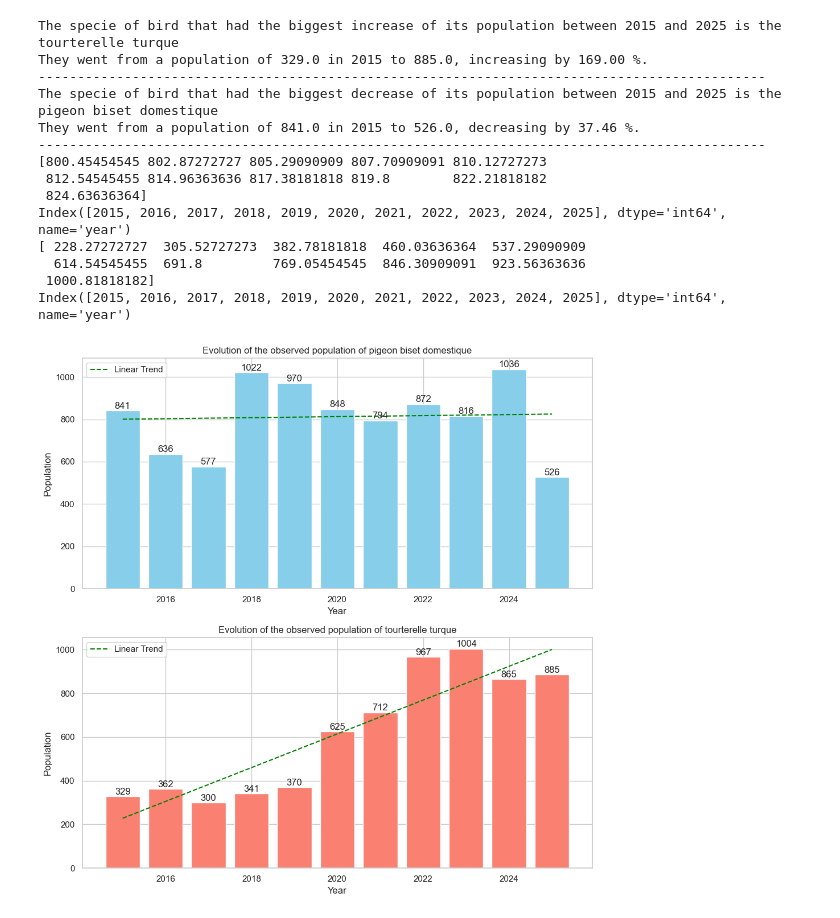
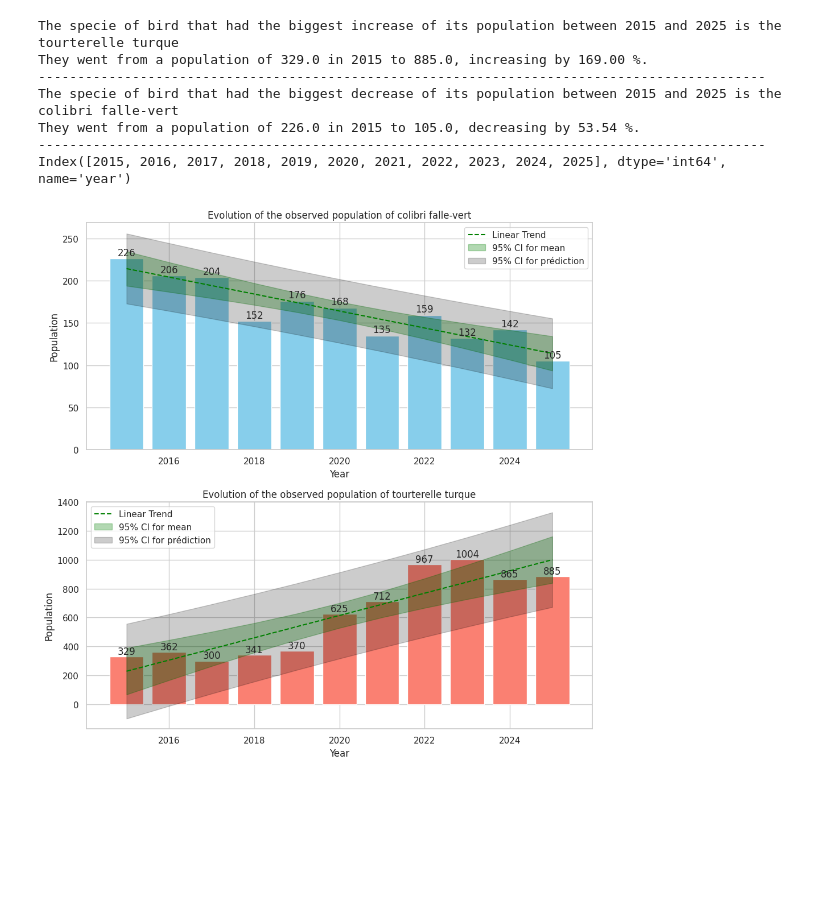
Before and after one commit to baptistepras/birds_biodiversity, a Jupyter notebook: species_evolution.ipynb, the cells around one changed output. Cells and saved outputs as stored; diff of their text form; code cells hidden in the pictures; blank space fills up the shorter version.

```diff
--- a/species_evolution.ipynb
+++ b/species_evolution.ipynb
@@ -30,11 +30,11 @@ for specie in species:
 # %%
 # Let's identify the species wich are decreasing the most
 
-changeSpecies = {name : pd.NA for name in species}
+changeSpecies = pd.Series(index = species)
 
 length = 2025 - 2014 + 1
 
-for specie in changeSpecies:
+for specie in species:
 
     evol = evolutionSpecies[specie]
 
@@ -44,3 +44,5 @@ for specie in changeSpecies:
 
 
 # Let's get the two species whose population has increased the most and the one who decreased the most
+for key, value in changeSpecies.items():
+    print(f"key {key} : {value}")
@@ -47,6 +67,6 @@ for specie in changeSpecies:
 # %%
 
-seuil = 250
+seuil = 220
 
 minEsp, maxEsp = None, None
 minChange, maxChange = np.inf, -np.inf
@@ -55,7 +75,7 @@ for specie in species:
     evol = evolutionSpecies[specie]
     rateChange = changeSpecies[specie]
 
-    if len(evol) > 0 and not(pd.isna(rateChange)) and evol.iat[0] >= seuil :
+    if len(evol) > 0 and not(pd.isna(rateChange)) and evol.iat[0] > seuil :
 
         if rateChange < minChange:
             minChange = rateChange
@@ -64,3 +84,4 @@ for specie in species:
         if rateChange > maxChange:
             maxChange = rateChange
             maxEsp = specie
+print(minEsp, evolutionSpecies[minEsp])
@@ -85,56 +120,93 @@ change = changeSpecies[minEsp]
 print(f"The specie of bird that had the biggest decrease of its population between 2015 and 2025 is the {minEsp}")
 print(f"They went from a population of {popBegin} in 2015 to {popEnd}, decreasing by {np.abs(change):.2f} %.")
 print("---------------------------------------------------------------------------------------------")
-
+print(minEvol.keys())
 years = maxEvol.keys()
 sns.set(style="whitegrid")
 
 fig, (ax1, ax2) = plt.subplots(2, 1, figsize=(10, 10))
 
+def ci_linear_model(x, Y_real, Y_model, alpha=0.05):
+    n = len(x)
+    x_mean = np.mean(x)
+
+    # Residuals and variance estimates
+    residues = Y_real - Y_model
+    SSE = np.sum(np.square(residues))
+    MSE = SSE / (n - 2)
+    Sxx = np.sum(np.square(x - x_mean))
+
+    # t critical value
+    t_crit = t.ppf(1 - alpha / 2, n - 2)
+
+    SE_mean = np.sqrt(MSE * (1/n + (x - x_mean)**2 / Sxx))
+
+    SE_pred = np.sqrt(MSE * (1 + 1/n + (x - x_mean)**2 / Sxx))
+    # Margins of error for slope and intercept
+
+
+    return t_crit * SE_mean, t_crit * SE_pred
+
+
+
+
 def plot_with_trend(ax, x, y, color, title):
     # Bar plot
     ax.bar(x, y, color=color)
 
-    X = np.column_stack((np.ones(len(x)), x.values))
+    X = np.column_stack((x.values, np.ones(len(x))))
 
     model = LinearRegression()
     model.fit(X, y)
+
+    b1 = model.coef_[0]           # pente
+    b0 = model.intercept_         # intercept
+
+
     y_pred = model.predict(X)
-    print(y_pred)
-    print(x)
+
+    err, err2 = ci_linear_model(np.array(x), y, y_pred, 0.05)
+
+
+    y_lower = y_pred - err
+    y_upper = y_pred + err
+
+    y_lower_pred = y_pred - err2
+    y_upper_pred = y_pred + err2
+
     ax.plot(x, y_pred, color='green', linestyle='--', label='Linear Trend')
+
+
+    ax.fill_between(x, y_lower, y_upper, color='green', alpha=0.3, label='95% CI for mean')
+
+    # Bande intervalle de prédiction
+    ax.fill_between(x, y_lower_pred, y_upper_pred, color='black', alpha=0.2, label='95% CI for prédiction')
+
     # Annotate bars
     for p in ax.patches:
         ax.text(p.get_x() + p.get_width()/2, p.get_height() + 1, int(p.get_height()),
                 ha='center', va='bottom')
 
     ax.set_title(title)
     ax.set_ylabel('Population')
     ax.set_xlabel('Year')
     ax.legend()
 
 # Plot minEvol
-plot_with_trend(ax1, years, minEvol, 'skyblue', f'Evolution of the observed population of {minEsp}')
+plot_with_trend(ax1, minEvol.keys(), minEvol, 'skyblue', f'Evolution of the observed population of {minEsp}')
 
 # Plot maxEvol
-plot_with_trend(ax2, years, maxEvol, 'salmon', f'Evolution of the observed population of {maxEsp}')
+plot_with_trend(ax2, maxEvol.keys(), maxEvol, 'salmon', f'Evolution of the observed population of {maxEsp}')
 
 plt.tight_layout()
 plt.savefig("figures/evolution_specie.jpeg")
 plt.show()
 # %% [output]
 The specie of bird that had the biggest increase of its population between 2015 and 2025 is the tourterelle turque
 They went from a population of 329.0 in 2015 to 885.0, increasing by 169.00 %.
 ---------------------------------------------------------------------------------------------
-The specie of bird that had the biggest decrease of its population between 2015 and 2025 is the pigeon biset domestique
-They went from a population of 841.0 in 2015 to 526.0, decreasing by 37.46 %.
+The specie of bird that had the biggest decrease of its population between 2015 and 2025 is the colibri falle-vert
+They went from a population of 226.0 in 2015 to 105.0, decreasing by 53.54 %.
 ---------------------------------------------------------------------------------------------
-[800.45454545 802.87272727 805.29090909 807.70909091 810.12727273
- 812.54545455 814.96363636 817.38181818 819.8        822.21818182
- 824.63636364]
 Index([2015, 2016, 2017, 2018, 2019, 2020, 2021, 2022, 2023, 2024, 2025], dtype='int64', name='year')
-[ 228.27272727  305.52727273  382.78181818  460.03636364  537.29090909
-  614.54545455  691.8         769.05454545  846.30909091  923.56363636
- 1000.81818182]
-Index([2015, 2016, 2017, 2018, 2019, 2020, 2021, 2022, 2023, 2024, 2025], dtype='int64', name='year')
-[figure, old version]
+[figure, new version]
```
Also changed, not shown: parts of 6 cells of this notebook, 1 other file.
